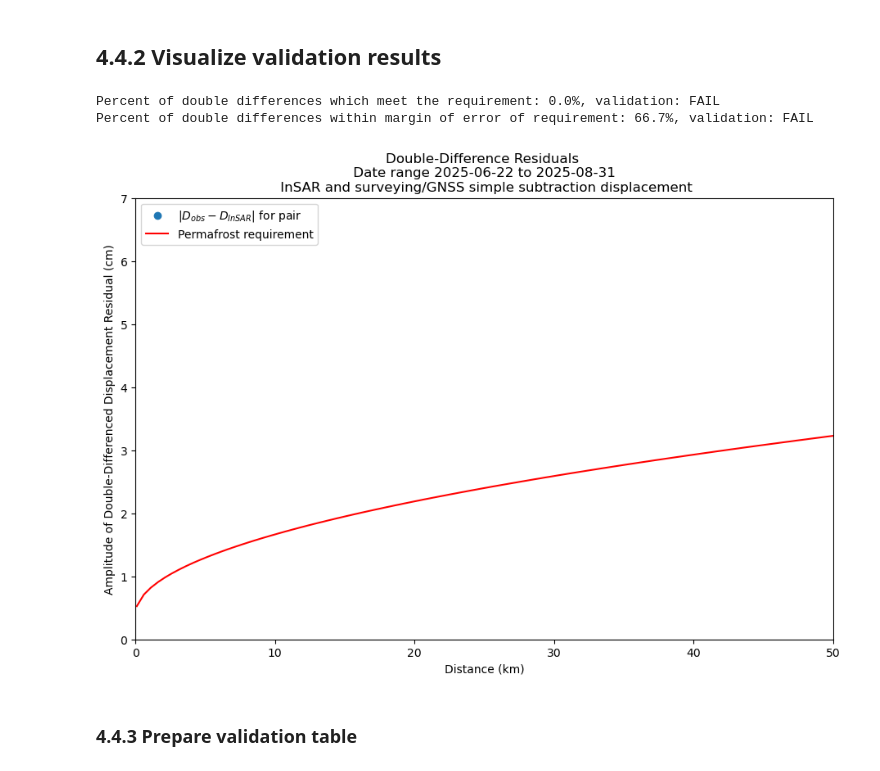
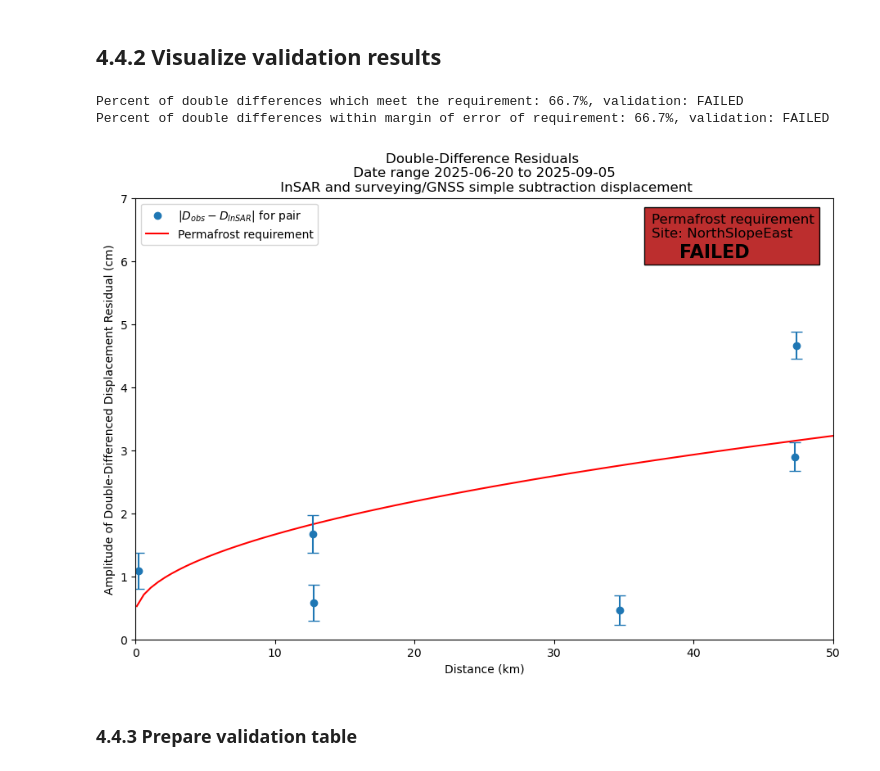
Before and after one commit to nisar-solid/ATBD, a Jupyter notebook: methods/permafrost/Permafrost_Requirement_Validation.ipynb, the cells around one changed output. Saved outputs shown, nothing was run; the diff lists cells and outputs as text; code cells hidden in the pictures.

Commit message:
more permafrost updates

```diff
--- a/methods/permafrost/Permafrost_Requirement_Validation.ipynb
+++ b/methods/permafrost/Permafrost_Requirement_Validation.ipynb
@@ -501,8 +513,8 @@ for k in range(loclen):
 
 ### 4.4.1 Compute requirement validation evaluation
 # %%
-ddf = np.array(ddf)*100               #double difference in cm
-obserr = np.array(obserr)*100         #observation error in cm
+ddf_cm = np.array(ddf)*100               #double difference in cm
+obserr_cm = np.array(obserr)*100         #observation error in cm
 dist = np.array(dist)                 #distance (in km)
 reqvec = 4*(1+np.sqrt(dist))/10       #requirement in cm
 
@@ -512,50 +524,77 @@ if year == 2023:
     sitemask = np.array([0, 1, 1, 0, 0, 1],dtype='bool')
 if year == 2024:
     sitemask = np.array([1, 1, 0, 1, 0, 0],dtype='bool')
-ddf = ddf[sitemask]
-obserr = obserr[sitemask]
+ddf_cm = ddf_cm[sitemask]
+obserr_cm = obserr_cm[sitemask]
 dist = dist[sitemask]
 reqvec = reqvec[sitemask]
 
-succvec = np.array(ddf <= reqvec)
-succerr = np.array(ddf-obserr <= reqvec)
+succvec = np.array(ddf_cm <= reqvec)
+succerr = np.array(ddf_cm-obserr_cm <= reqvec)
 req_met_rate = np.sum(succvec)/len(succvec)
 req_within_MOE = np.sum(succerr)/len(succerr)
 # %% [markdown]
 ## 4.4.2 Visualize validation results
 # %%
+import matplotlib.patches as patches
+
 req_thresh = 0.8
-val, val_MOE = 'FAIL','FAIL'
+val, val_MOE = False,False
+val_str, val_MOE_str = 'FAILED','FAILED'
 if req_met_rate>=req_thresh:
-    val = 'PASSED'
+    val = True
+    val_str = 'PASSED'
 if req_within_MOE >= req_thresh:
-    val_MOE = 'PASSED'
+    val_MOE = True
+    val_MOE_str='PASSED'
 
-print(f"Percent of double differences which meet the requirement: {req_met_rate*100:.1f}%, validation: {val}")
-print(f"Percent of double differences within margin of error of requirement: {req_within_error_rate*100:.1f}%,\
- validation: {val_MOE}")
+
+print(f"Percent of double differences which meet the requirement: {req_met_rate*100:.1f}%, validation: {val_str}")
+print(f"Percent of double differences within margin of error of requirement: {req_within_MOE*100:.1f}%,\
+ validation: {val_MOE_str}")
 
 dist_th = np.linspace(0.1,50,100)  # distances for evaluation
 acpt_error = 4*(1+np.sqrt(dist_th))  # permafrost threshold in mm
 acpt_error_cm = acpt_error/10.
-start_date = fielddates[0][0]
-end_date = fielddates[0][1]
+start_date = np.min(fielddates)
+end_date = np.max(fielddates)
 
 fig, ax = plt.subplots(figsize=(11,7))
-plt.scatter(dist,ddf,label='|$D_{obs} - D_{InSAR}|$ for pair')
+plt.scatter(dist,ddf_cm,label='|$D_{obs} - D_{InSAR}|$ for pair')
 plt.plot(dist_th, acpt_error_cm, 'r',label='Permafrost requirement')
 # ax.set_xscale('log')
 plt.ylim(0,7)
 plt.xlim(0,50)
 plt.legend(loc='upper left')
 plt.title(f"Double-Difference Residuals \n Date range {start_date.strftime('%Y-%m-%d')} to {end_date.strftime('%Y-%m-%d')} \n InSAR and surveying/GNSS simple subtraction displacement")
 plt.xlabel("Distance (km)")
 plt.ylabel("Amplitude of Double-Differenced Displacement Residual (cm)")
-plt.errorbar(dist,ddf,yerr=obserr,ls='none',capsize=5)
+plt.errorbar(dist,ddf_cm,yerr=obserr_cm,ls='none',capsize=5)
+
+
+# Add legend with validation info
+textstr = f'Permafrost requirement\n'
+textstr += f'Site: NorthSlopeEast\n'
+# if validation.loc['Total']['success_fail']:
+if val:
+    validation_color = '#239d23'
+else:
+    validation_color = '#bc2e2e'
+
+
+props = {**{'facecolor':'none', 'edgecolor':'none'}}
+ax.text(37, 6.15, textstr, fontsize=12)#, bbox=props)
+ax.text(39, 6.05,  val_str, fontsize=16, weight='bold')
+
+rect = patches.Rectangle((36.5, 5.95), 12.5, 0.9,
+                       linewidth=1, edgecolor='black',
+                       facecolor=validation_color)
+ax.add_patch(rect)
+
 plt.show()
 # %% [output]
-Percent of double differences which meet the requirement: 0.0%, validation: FAIL
-Percent of double differences within margin of error of requirement: 66.7%, validation: FAIL
+Percent of double differences which meet the requirement: 66.7%, validation: FAILED
+Percent of double differences within margin of error of requirement: 66.7%, validation: FAILED
-[figure, old version]
+[figure, new version]
 # %% [markdown]
 ### 4.4.3 Prepare validation table
```
Also changed, not shown: parts of 31 cells of this notebook, 1 other file.
